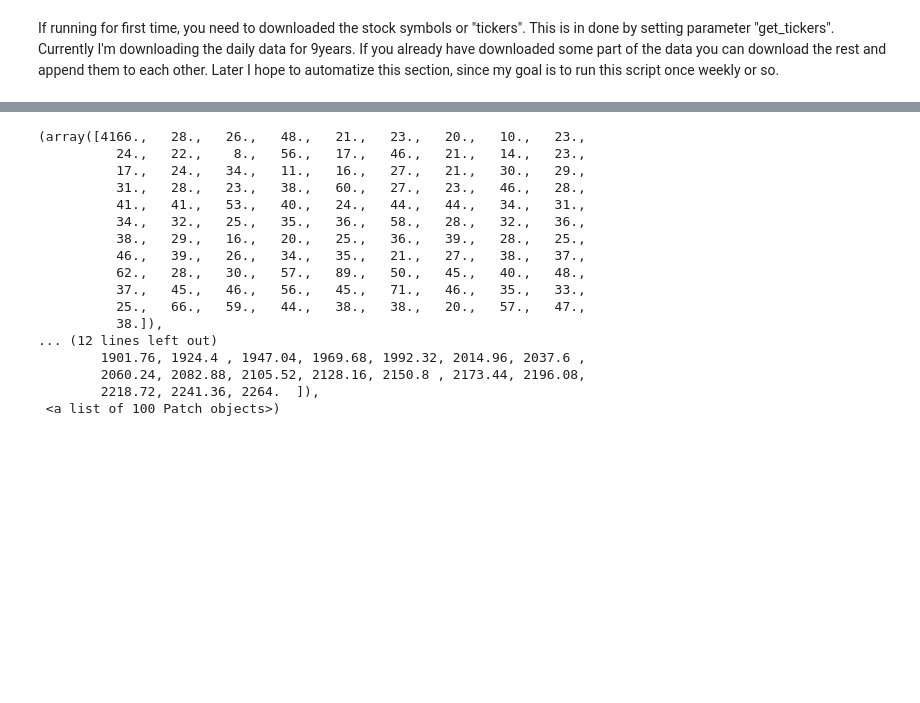
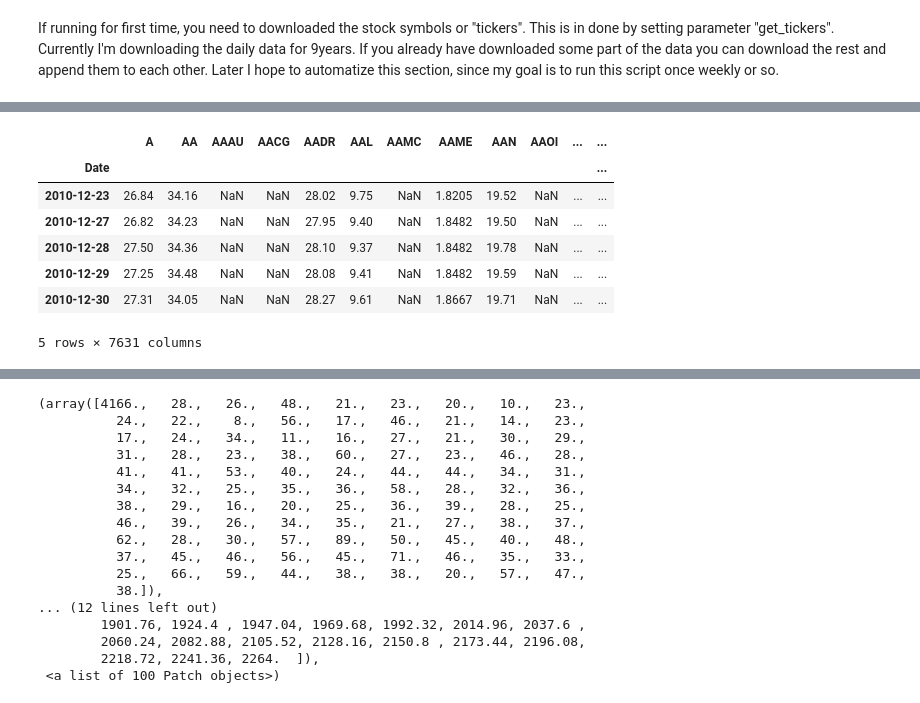
Before and after one commit to armenabnousi/smartr, a Jupyter notebook: smartr.ipynb, the cells around one changed output, grey strips where cells are left out. Drawn from its saved outputs; the diff is of its cells as text; code cells hidden in the pictures; blank space fills up the shorter version.

```diff
--- a/smartr.ipynb
+++ b/smartr.ipynb
@@ -72,0 +121,12 @@ with open("daily_history_9y.pkl", 'rb') as infile:
+# %%
+d = dp
+d.head()
+# %% [output]
+|  | A | AA | AAAU | AACG | AADR | AAL | AAMC | AAME | AAN | AAOI | ... | ... |
+| Date |  |  |  |  |  |  |  |  |  |  |  | ... |
+| 2010-12-23 | 26.84 | 34.16 | NaN | NaN | 28.02 | 9.75 | NaN | 1.8205 | 19.52 | NaN | ... | ... |
+| 2010-12-27 | 26.82 | 34.23 | NaN | NaN | 27.95 | 9.40 | NaN | 1.8482 | 19.50 | NaN | ... | ... |
+| 2010-12-28 | 27.50 | 34.36 | NaN | NaN | 28.10 | 9.37 | NaN | 1.8482 | 19.78 | NaN | ... | ... |
+| 2010-12-29 | 27.25 | 34.48 | NaN | NaN | 28.08 | 9.41 | NaN | 1.8482 | 19.59 | NaN | ... | ... |
+| 2010-12-30 | 27.31 | 34.05 | NaN | NaN | 28.27 | 9.61 | NaN | 1.8667 | 19.71 | NaN | ... | ... |
+5 rows × 7631 columns
```
Also changed, not shown: parts of 50 cells of this notebook, 1 other file.
